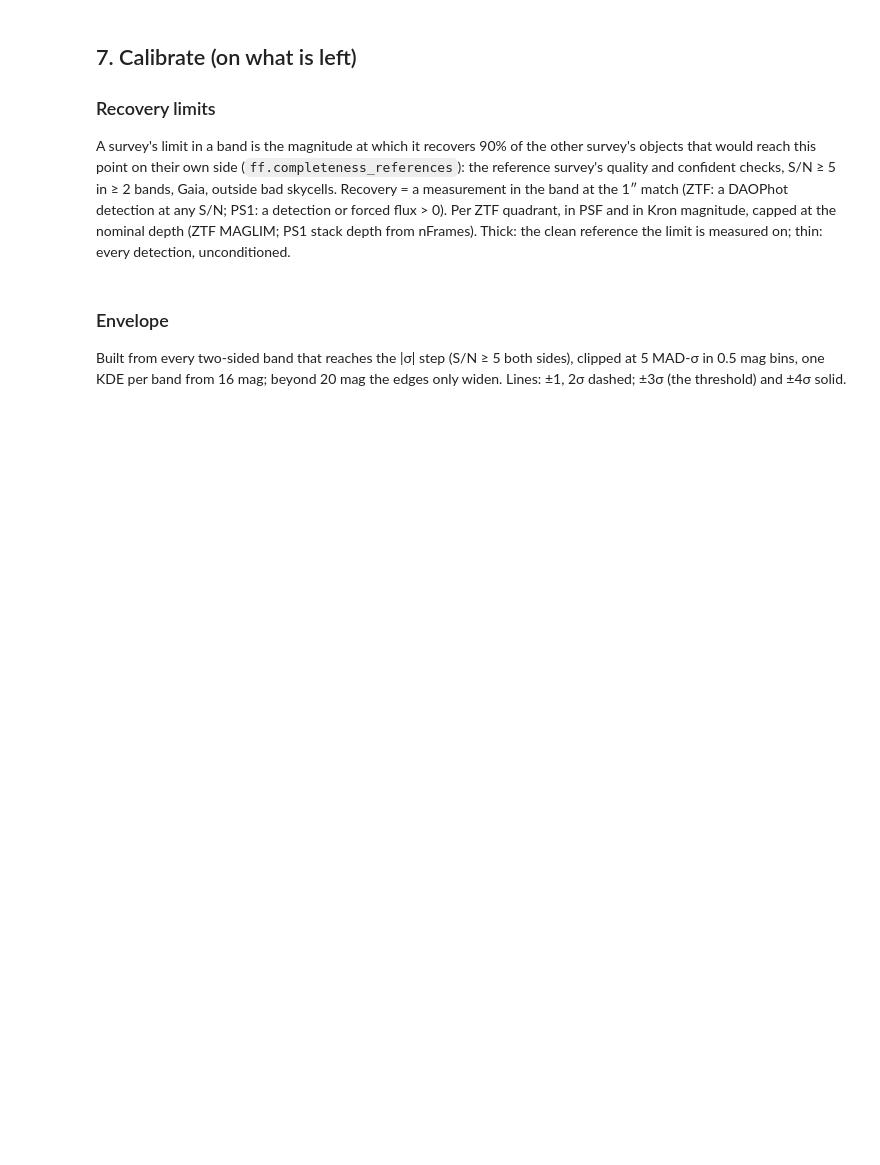
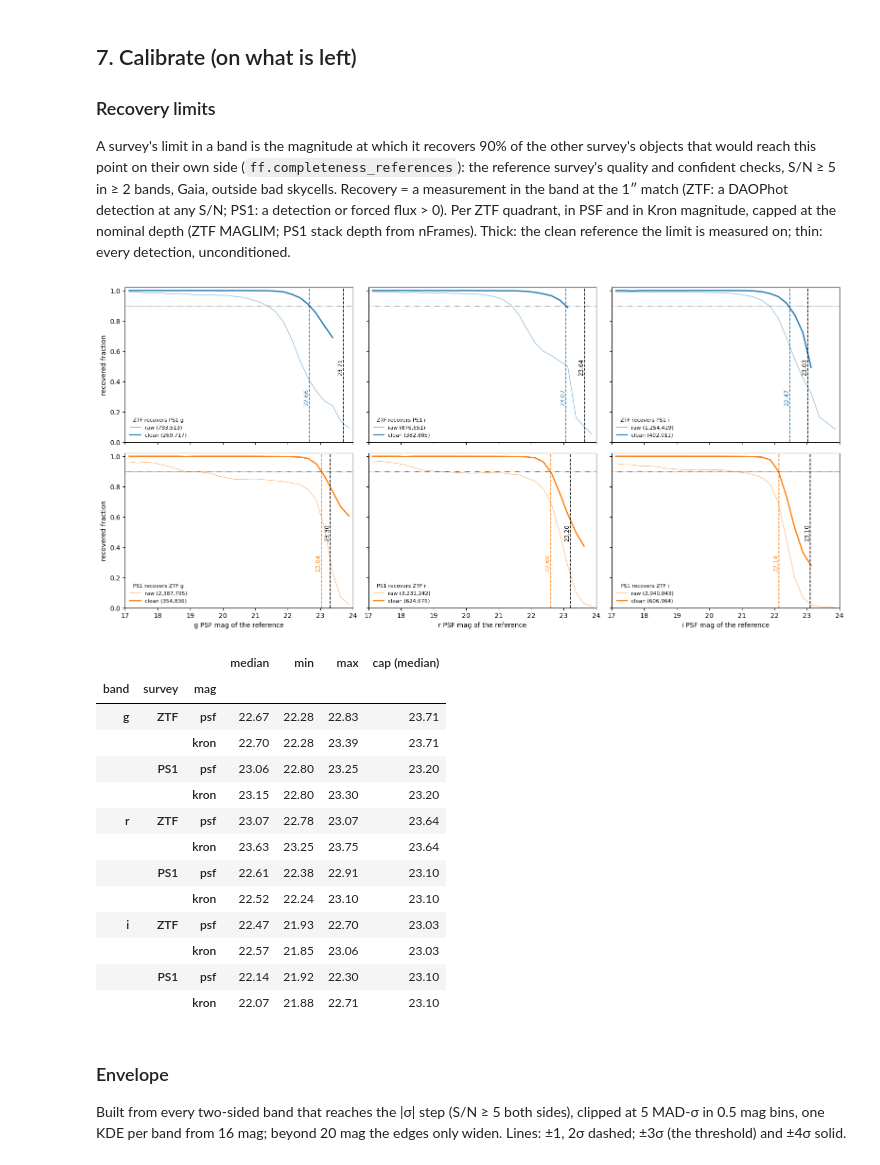
Before and after one commit to Adam-Boesky/long_transients2, a Jupyter notebook: Notebooks/pipeline_review_860.ipynb, the cells around one changed output. Drawn from its saved outputs; the diff is of its cells as text; code cells hidden in the pictures; blank space fills up the shorter version.

```diff
--- a/Notebooks/pipeline_review_860.ipynb
+++ b/Notebooks/pipeline_review_860.ipynb
@@ -619,34 +670,50 @@ def curve(mag, ref, rec):
     return np.where(n >= 20, d / np.maximum(n, 1), np.nan)
 fig, axes = plt.subplots(2, 3, figsize=(16, 7.5), sharex=True, sharey=True)
 def vline(ax, x, color, y):
     if np.isfinite(x):
         ax.axvline(x, color=color, ls='--', lw=1.2)
         ax.text(x, y, f'{x:.2f}', color=color, fontsize=9, rotation=90, ha='right', va='top')
 for ax, b in zip(axes[0], 'gri'):
     mag, rec = src[f'{b}_ps1_psf'].values, src[f'{b}_ztf_det'].values
-    raw = src[f'{b}_ps1_detected'].values & src.ps1_clear.values & src[f'{b}_ztf_covered'].values
+    raw = src[f'{b}_ps1_detected'].values & (src[f'{b}_ztf_nan_dist'].values > ff.NAN_RADIUS_PX) & src[f'{b}_ztf_covered'].values
     ax.plot(mid, curve(mag, raw, rec), color='C0', lw=1, alpha=0.5, label=f'raw ({raw.sum():,})')
     ax.plot(mid, curve(mag, p_ref[b], rec), color='C0', lw=2, label=f'clean ({p_ref[b].sum():,})')
     vline(ax, np.nanmedian(src[f'{b}_ztf_maglim']), 'k', 0.55); vline(ax, np.nanmedian(src[f'{b}_ztf_limit_psf']), 'C0', 0.35)
     ax.legend(frameon=False, fontsize=8, loc='lower left', title=f'ZTF recovers PS1 {b}', title_fontsize=8)
 for ax, b in zip(axes[1], 'gri'):
     mag, rec = src[f'{b}_ztf_psf'].values, np.isfinite(src[f'{b}_ps1_psf'].values)
     raw = src[f'{b}_ztf_det'].values
     ax.plot(mid, curve(mag, raw, rec), color='C1', lw=1, alpha=0.5, label=f'raw ({raw.sum():,})')
     ax.plot(mid, curve(mag, z_ref[b], rec), color='C1', lw=2, label=f'clean ({z_ref[b].sum():,})')
     vline(ax, ps1_stack.STACK_5SIG[b], 'k', 0.55); vline(ax, np.nanmedian(src[f'{b}_ps1_limit_psf']), 'C1', 0.35)
     ax.set_xlabel(f'{b} PSF mag of the reference'); ax.legend(frameon=False, fontsize=8, loc='lower left', title=f'PS1 recovers ZTF {b}', title_fontsize=8)
 for ax in axes.ravel(): ax.axhline(0.9, color='k', lw=0.6, ls=':'); ax.set_ylim(0, 1.02); ax.set_xlim(17, 24)
 axes[0, 0].set_ylabel('recovered fraction'); axes[1, 0].set_ylabel('recovered fraction')
 plt.tight_layout(); plt.show()
 q = src[src.ccd >= 0].groupby(['ccd', 'qid'])
 rows = []
 for b in 'gri':
     for survey, cap in (('ztf', f'{b}_ztf_maglim'), ('ps1', f'{b}_ps1_depth')):
         for kind in ('psf', 'kron'):
             v = q[f'{b}_{survey}_limit_{kind}'].median()
             rows.append({'band': b, 'survey': survey.upper(), 'mag': kind, 'median': round(v.median(), 2), 'min': round(v.min(), 2), 'max': round(v.max(), 2), 'cap (median)': round(q[cap].median().median(), 2)})
 display(pd.DataFrame(rows).set_index(['band', 'survey', 'mag']))
+# %% [output]
+[figure, added]
+|  |  |  | median | min | max | cap (median) |
+| band | survey | mag |  |  |  |  |
+| g | ZTF | psf | 22.67 | 22.28 | 22.83 | 23.71 |
+|  |  | kron | 22.70 | 22.28 | 23.39 | 23.71 |
+|  | PS1 | psf | 23.06 | 22.80 | 23.25 | 23.20 |
+|  |  | kron | 23.15 | 22.80 | 23.30 | 23.20 |
+| r | ZTF | psf | 23.07 | 22.78 | 23.07 | 23.64 |
+|  |  | kron | 23.63 | 23.25 | 23.75 | 23.64 |
+|  | PS1 | psf | 22.61 | 22.38 | 22.91 | 23.10 |
+|  |  | kron | 22.52 | 22.24 | 23.10 | 23.10 |
+| i | ZTF | psf | 22.47 | 21.93 | 22.70 | 23.03 |
+|  |  | kron | 22.57 | 21.85 | 23.06 | 23.03 |
+|  | PS1 | psf | 22.14 | 21.92 | 22.30 | 23.10 |
+|  |  | kron | 22.07 | 21.88 | 22.71 | 23.10 |
 # %% [markdown]
 ### Envelope
 
```
Also changed, not shown: parts of 19 cells of this notebook, 5 other files.
